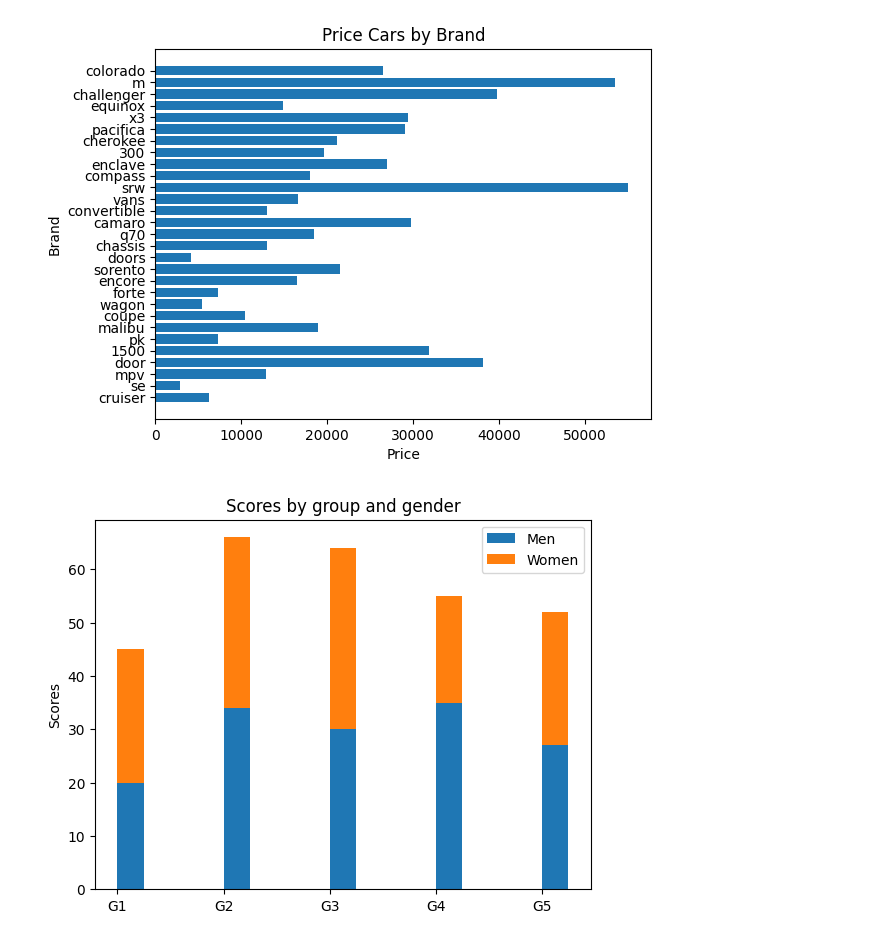
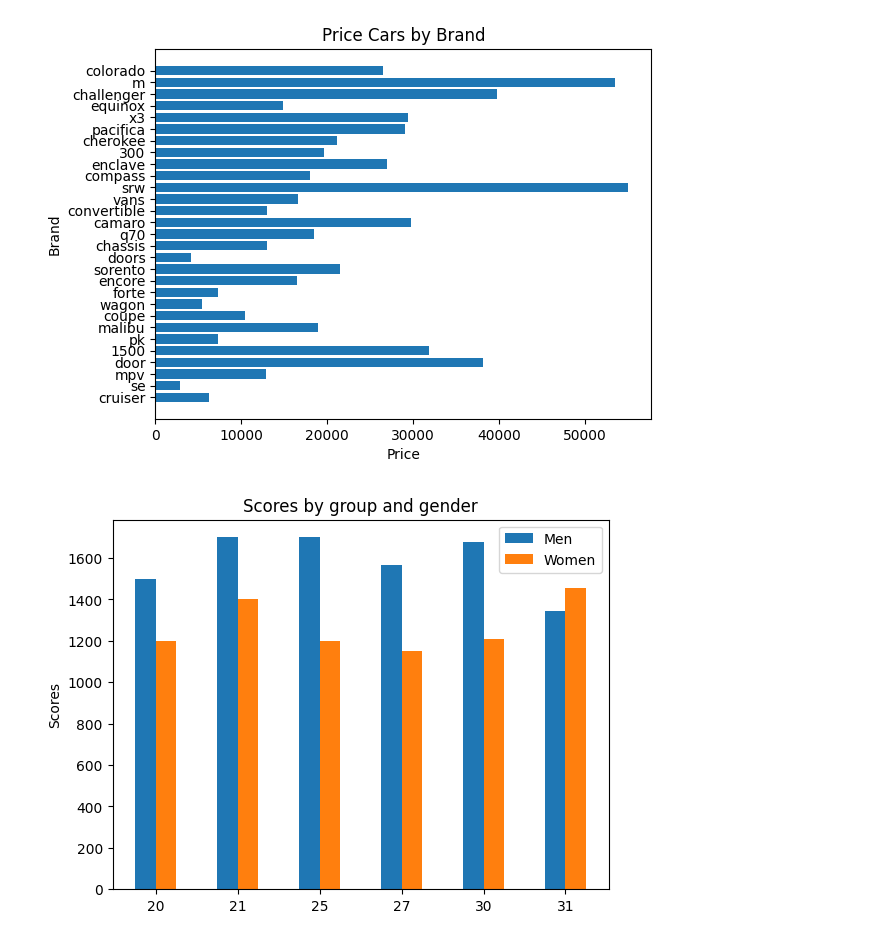
Before and after one commit to bltnhan/Python_Basic, a Jupyter notebook: demo_matplotlib.ipynb, the cells around one changed output. Cells and saved outputs as stored; diff of their text form; code cells hidden in the pictures.

```diff
--- a/demo_matplotlib.ipynb
+++ b/demo_matplotlib.ipynb
@@ -151,25 +151,24 @@ plt.show()
 # %% [output]
 [figure]
 # %%
-# side by side
-# data
-df
-labels = ['G1', 'G2', 'G3', 'G4', 'G5']
-men_means = [20, 34, 30, 35, 27]
-women_means = [25, 32, 34, 20, 25]
-
-x = np.arange(len(labels))  # the label locations
+# side by side bar
+# read csv Ref\Salary_by_Gender.csv
+df = pd.read_csv(r'Ref\Salary_by_Gender.csv')
+age = df['Age']
+man = df['Man']
+woman = df['Woman']
+x = np.arange(len(age))  # the label locations
 width = 0.25  # the width of the bars
 
 fig, ax = plt.subplots()
-rects1 = ax.bar(x + width/2, men_means, width, label='Men')
-rects2 = ax.bar(x + width/2, women_means, width, bottom=men_means, label='Women')
+rects1 = ax.bar(x - width/2, man, width, label='Men')
+rects2 = ax.bar(x + width/2, woman, width, label='Women')
 
 # # Add some text for labels, title and custom x-axis tick labels, etc.
 ax.set_ylabel('Scores')
 ax.set_title('Scores by group and gender')
 ax.set_xticks(x)
-ax.set_xticklabels(labels)
+ax.set_xticklabels(age)
 ax.legend();
 # %% [output]
-[figure, old version]
+[figure, new version]
```
Also changed, not shown: parts of 10 cells of this notebook.
